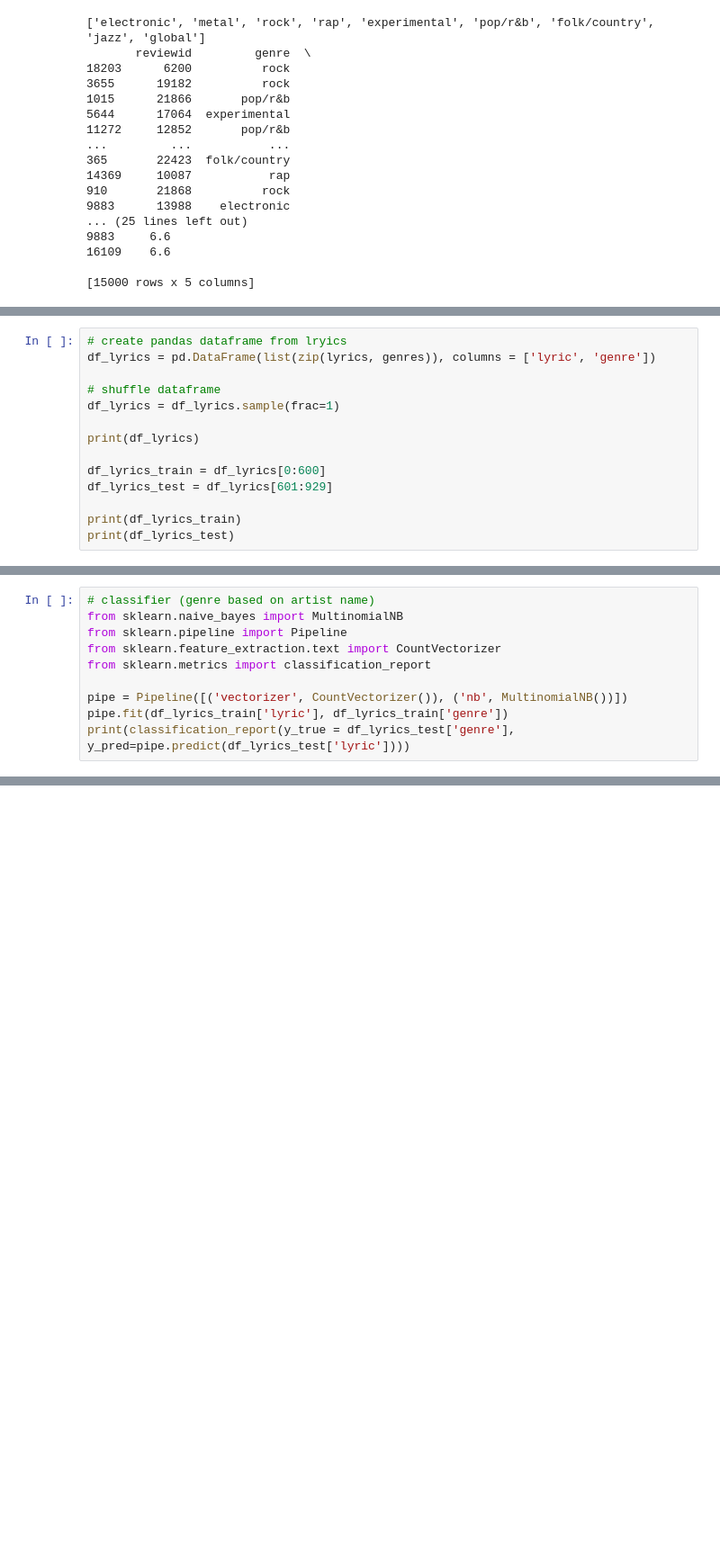
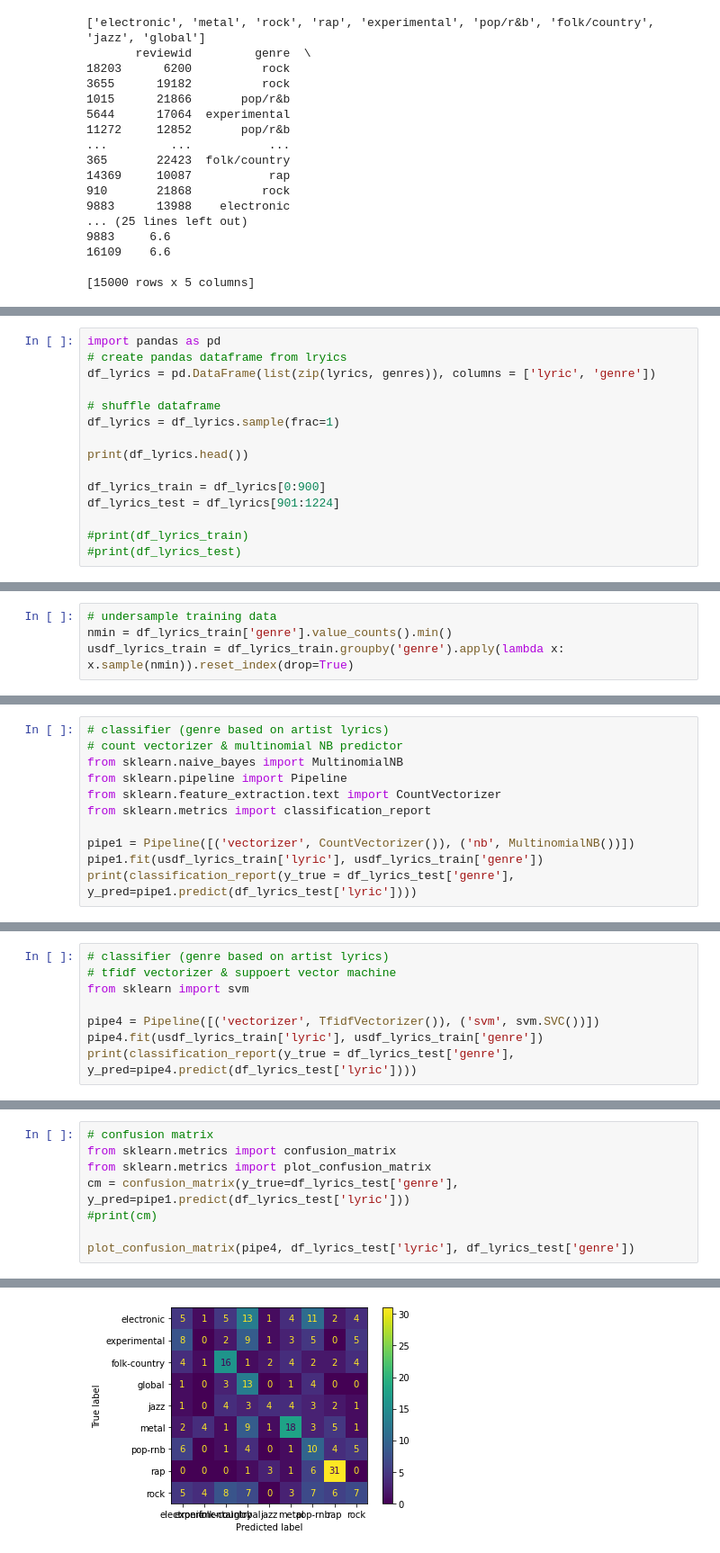
Before and after one commit to obsqyr/TDDE16-project, a Jupyter notebook: lyrics-classifier.ipynb, the cells around one changed output, grey strips where cells are left out. Shown at 90% size. Saved outputs shown, nothing was run; the diff lists cells and outputs as text; blank space fills up the shorter version.

Commit message:
added figures

```diff
--- a/lyrics-classifier.ipynb
+++ b/lyrics-classifier.ipynb
@@ -127,15 +148,16 @@ ween Ocean man, take me by the hand, lead me to the land That you understand Oce
 # %%
+import pandas as pd
 # create pandas dataframe from lryics
 df_lyrics = pd.DataFrame(list(zip(lyrics, genres)), columns = ['lyric', 'genre'])
 
 # shuffle dataframe
 df_lyrics = df_lyrics.sample(frac=1)
 
-print(df_lyrics)
+print(df_lyrics.head())
 
-df_lyrics_train = df_lyrics[0:600]
-df_lyrics_test = df_lyrics[601:929]
+df_lyrics_train = df_lyrics[0:900]
+df_lyrics_test = df_lyrics[901:1224]
 
-print(df_lyrics_train)
-print(df_lyrics_test)
+#print(df_lyrics_train)
+#print(df_lyrics_test)
 # %% [output]
@@ -158,0 +170,4 @@ print(df_lyrics_test)
+# %%
+# undersample training data
+nmin = df_lyrics_train['genre'].value_counts().min()
+usdf_lyrics_train = df_lyrics_train.groupby('genre').apply(lambda x: x.sample(nmin)).reset_index(drop=True)
@@ -159,13 +215,14 @@ print(df_lyrics_test)
 # %%
-# classifier (genre based on artist name)
+# classifier (genre based on artist lyrics)
+# count vectorizer & multinomial NB predictor
 from sklearn.naive_bayes import MultinomialNB
 from sklearn.pipeline import Pipeline
 from sklearn.feature_extraction.text import CountVectorizer
 from sklearn.metrics import classification_report
 
-pipe = Pipeline([('vectorizer', CountVectorizer()), ('nb', MultinomialNB())])
-pipe.fit(df_lyrics_train['lyric'], df_lyrics_train['genre'])
-print(classification_report(y_true = df_lyrics_test['genre'], y_pred=pipe.predict(df_lyrics_test['lyric'])))
+pipe1 = Pipeline([('vectorizer', CountVectorizer()), ('nb', MultinomialNB())])
+pipe1.fit(usdf_lyrics_train['lyric'], usdf_lyrics_train['genre'])
+print(classification_report(y_true = df_lyrics_test['genre'], y_pred=pipe1.predict(df_lyrics_test['lyric'])))
 # %% [output]
               precision    recall  f1-score   support
 
@@ -191,0 +291,8 @@ AxesSubplot(0.125,0.125;0.775x0.755)
+# %%
+# classifier (genre based on artist lyrics)
+# tfidf vectorizer & suppoert vector machine
+from sklearn import svm
+
+pipe4 = Pipeline([('vectorizer', TfidfVectorizer()), ('svm', svm.SVC())])
+pipe4.fit(usdf_lyrics_train['lyric'], usdf_lyrics_train['genre'])
+print(classification_report(y_true = df_lyrics_test['genre'], y_pred=pipe4.predict(df_lyrics_test['lyric'])))
@@ -191,0 +357,9 @@ AxesSubplot(0.125,0.125;0.775x0.755)
+# %%
+# confusion matrix
+from sklearn.metrics import confusion_matrix
+from sklearn.metrics import plot_confusion_matrix
+cm = confusion_matrix(y_true=df_lyrics_test['genre'], y_pred=pipe1.predict(df_lyrics_test['lyric']))
+#print(cm)
+
+plot_confusion_matrix(pipe4, df_lyrics_test['lyric'], df_lyrics_test['genre'])
+# %% [output]
@@ -191,0 +367 @@ AxesSubplot(0.125,0.125;0.775x0.755)
+[figure, added]
```
Also changed, not shown: parts of 20 cells of this notebook, 4 other files.
